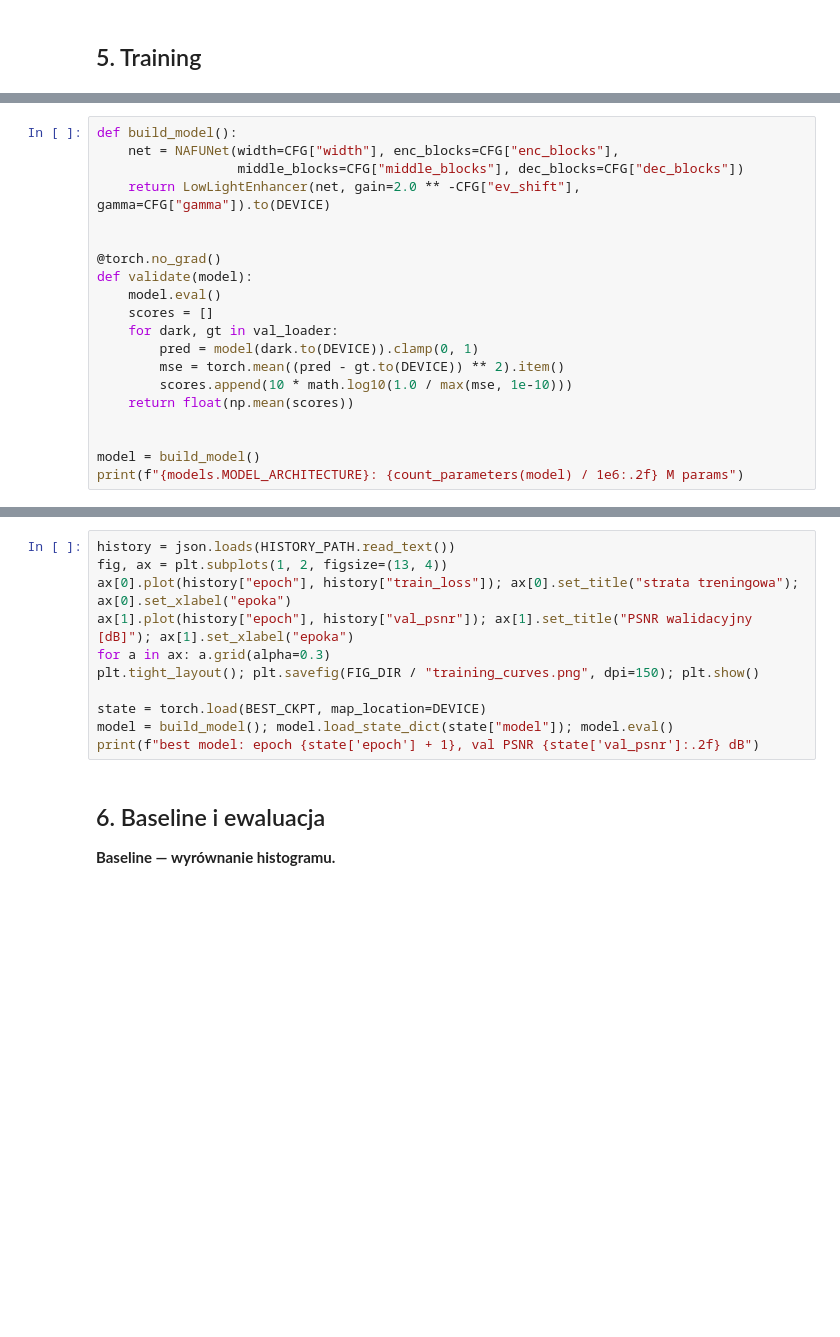
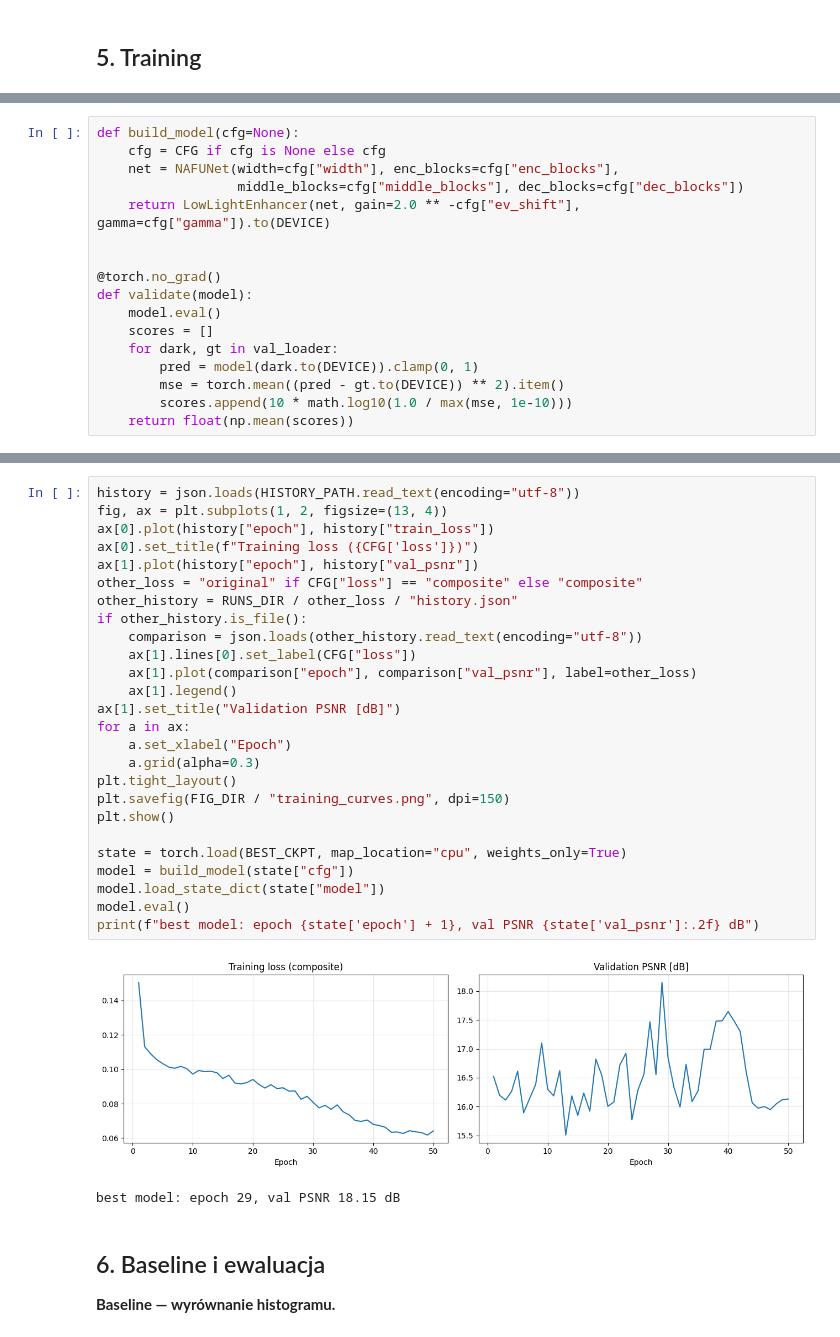
Before and after one commit to olab44/SIGK2026Z-projekty, a Jupyter notebook: projekt_2/low_light.ipynb, the cells around one changed output, grey strips where cells are left out. Saved outputs shown, nothing was run; the diff lists cells and outputs as text; blank space fills up the shorter version.

Commit message:
Add Project 2 training results and final report

```diff
--- a/projekt_2/low_light.ipynb
+++ b/projekt_2/low_light.ipynb
@@ -301,8 +342,9 @@ val_loader = DataLoader(val_ds, batch_size=1, shuffle=False)
 # %%
-def build_model():
-    net = NAFUNet(width=CFG["width"], enc_blocks=CFG["enc_blocks"],
-                  middle_blocks=CFG["middle_blocks"], dec_blocks=CFG["dec_blocks"])
-    return LowLightEnhancer(net, gain=2.0 ** -CFG["ev_shift"], gamma=CFG["gamma"]).to(DEVICE)
+def build_model(cfg=None):
+    cfg = CFG if cfg is None else cfg
+    net = NAFUNet(width=cfg["width"], enc_blocks=cfg["enc_blocks"],
+                  middle_blocks=cfg["middle_blocks"], dec_blocks=cfg["dec_blocks"])
+    return LowLightEnhancer(net, gain=2.0 ** -cfg["ev_shift"], gamma=cfg["gamma"]).to(DEVICE)
 
 
 @torch.no_grad()
@@ -314,7 +356,3 @@ def validate(model):
         mse = torch.mean((pred - gt.to(DEVICE)) ** 2).item()
         scores.append(10 * math.log10(1.0 / max(mse, 1e-10)))
     return float(np.mean(scores))
-
-
-model = build_model()
-print(f"{models.MODEL_ARCHITECTURE}: {count_parameters(model) / 1e6:.2f} M params")
@@ -382,14 +470,32 @@ epoka  12  loss 0.0812  val PSNR 16.56 dB  (best 16.76)  78s
 # %%
-history = json.loads(HISTORY_PATH.read_text())
+history = json.loads(HISTORY_PATH.read_text(encoding="utf-8"))
 fig, ax = plt.subplots(1, 2, figsize=(13, 4))
-ax[0].plot(history["epoch"], history["train_loss"]); ax[0].set_title("strata treningowa"); ax[0].set_xlabel("epoka")
-ax[1].plot(history["epoch"], history["val_psnr"]); ax[1].set_title("PSNR walidacyjny [dB]"); ax[1].set_xlabel("epoka")
-for a in ax: a.grid(alpha=0.3)
-plt.tight_layout(); plt.savefig(FIG_DIR / "training_curves.png", dpi=150); plt.show()
+ax[0].plot(history["epoch"], history["train_loss"])
+ax[0].set_title(f"Training loss ({CFG['loss']})")
+ax[1].plot(history["epoch"], history["val_psnr"])
+other_loss = "original" if CFG["loss"] == "composite" else "composite"
+other_history = RUNS_DIR / other_loss / "history.json"
+if other_history.is_file():
+    comparison = json.loads(other_history.read_text(encoding="utf-8"))
+    ax[1].lines[0].set_label(CFG["loss"])
+    ax[1].plot(comparison["epoch"], comparison["val_psnr"], label=other_loss)
+    ax[1].legend()
+ax[1].set_title("Validation PSNR [dB]")
+for a in ax:
+    a.set_xlabel("Epoch")
+    a.grid(alpha=0.3)
+plt.tight_layout()
+plt.savefig(FIG_DIR / "training_curves.png", dpi=150)
+plt.show()
 
-state = torch.load(BEST_CKPT, map_location=DEVICE)
-model = build_model(); model.load_state_dict(state["model"]); model.eval()
+state = torch.load(BEST_CKPT, map_location="cpu", weights_only=True)
+model = build_model(state["cfg"])
+model.load_state_dict(state["model"])
+model.eval()
 print(f"best model: epoch {state['epoch'] + 1}, val PSNR {state['val_psnr']:.2f} dB")
+# %% [output]
+[figure, added]
+best model: epoch 29, val PSNR 18.15 dB
 # %% [markdown]
 ## 6. Baseline i ewaluacja
 
```
Also changed, not shown: parts of 14 cells of this notebook, 25 other files.
